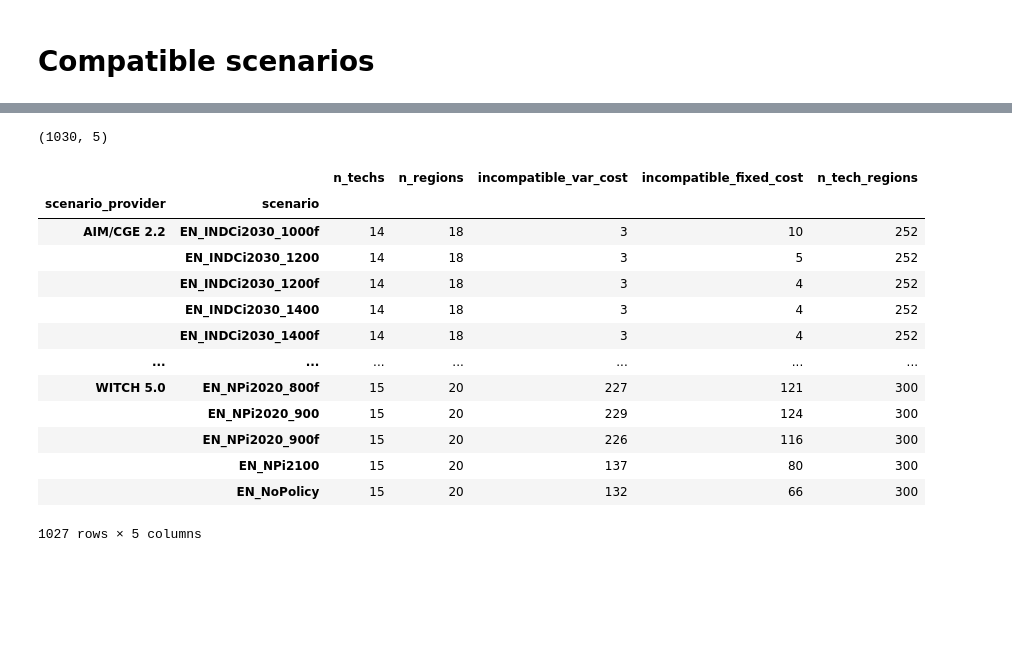
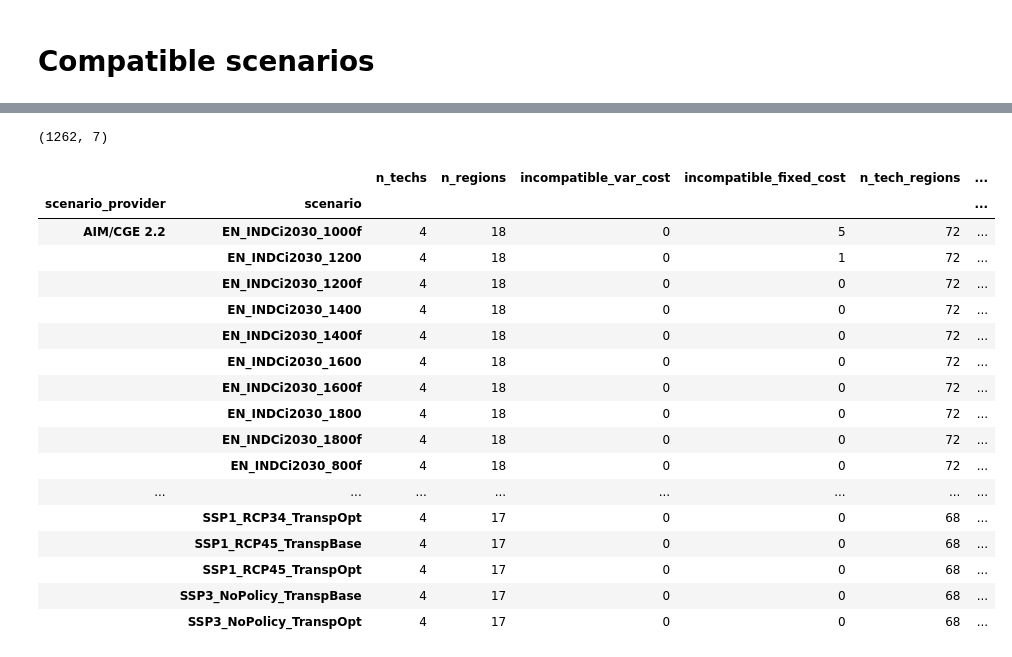
Before and after one commit to Theia-Finance-Labs/altr-model, a Jupyter notebook: notebooks/statdesc_scenarios_data.ipynb, the cells around one changed output, grey strips where cells are left out. Drawn from its saved outputs; the diff is of its cells as text; code cells hidden in the pictures; blank space fills up the shorter version.

```diff
--- a/notebooks/statdesc_scenarios_data.ipynb
+++ b/notebooks/statdesc_scenarios_data.ipynb
@@ -1,8 +1,10 @@
 # %%
 import pandas as pd
 # %%
-df = pd.read_csv("../data/05_model_input/downloaded_scenarios.csv")
+df = pd.read_csv("../data/05_model_input/AR6_Scenarios_with_fuel_intensity.csv")
 df = df.loc[df["sector"] == "Power",:]
+df = df.loc[df["technology"].isin([ 'CoalCap', 'GasCap', 'CoalCap - w/o CCS',
+       'GasCap - w/o CCS' ]),:]
 # %% [markdown]
 # Compatible scenarios
 # %%
@@ -11,7 +13,8 @@ df = df.loc[df["sector"] == "Power",:]
 incompatible_fixed_cost = df["om_cost_usd_per_mw_per_yr"] > df["scenario_capacity_factor"] * (24*365) * df["scenario_price"]
 
 # the EBITDA is likely to be negative when fuel_price/efficiency > scenario_price .
-incompatible_var_cost = df["fuel_price"] / df["efficiency_decimal"] > df["scenario_price"]
+# incompatible_var_cost = df["fuel_price"] / df["efficiency_decimal"] > (df["scenario_price"]*2)
+incompatible_var_cost = df["fuel_price"] * df["fuel_intensity"] > df["scenario_price"]
 # %%
 df = df.assign(
     incompatible_var_cost = incompatible_var_cost.astype(bool),
@@ -69,34 +85,42 @@ incompatibility_flagged.query("incompatible_var_cost == False")
 # %%
-pd.options.display.max_rows = 1000
+pd.options.display.max_rows = 1500
 
 incompatibility_flagged = df[[
     "scenario_provider", "scenario", "scenario_type","sector", "technology",   "scenario_geography",
     "incompatible_var_cost","incompatible_fixed_cost"]].drop_duplicates()
 
 
 incompatibility_flagged = incompatibility_flagged.groupby(["scenario_provider", "scenario"]).agg(
     n_techs = ("technology", "nunique"),
     n_regions = ("scenario_geography", "nunique"),
     incompatible_var_cost = ("incompatible_var_cost", "sum"),
     incompatible_fixed_cost = ("incompatible_fixed_cost", "sum"),
 ).assign(
-    n_tech_regions = lambda x: x["n_techs"] * x["n_regions"]
+    n_tech_regions = lambda x: x["n_techs"] * x["n_regions"],
+    perc_incompatible_fixed_cost = lambda x: x["incompatible_fixed_cost"] / x["n_tech_regions"],
+    perc_incompatible_var_cost = lambda x: x["incompatible_var_cost"] / x["n_tech_regions"]
 )
 print(incompatibility_flagged.shape)
-incompatibility_flagged.query("incompatible_fixed_cost < n_tech_regions/2")
+# incompatibility_flagged.query("incompatible_fixed_cost < n_tech_regions/2")
+# incompatibility_flagged.query("perc_incompatible_fixed_cost <= 0.25 & perc_incompatible_var_cost <= 0.25")
+incompatibility_flagged.query("perc_incompatible_var_cost <= 0.25")
 # %% [output]
-(1030, 5)
+(1262, 7)
-|  |  | n_techs | n_regions | incompatible_var_cost | incompatible_fixed_cost | n_tech_regions |
-| scenario_provider | scenario |  |  |  |  |  |
-| AIM/CGE 2.2 | EN_INDCi2030_1000f | 14 | 18 | 3 | 10 | 252 |
-|  | EN_INDCi2030_1200 | 14 | 18 | 3 | 5 | 252 |
-|  | EN_INDCi2030_1200f | 14 | 18 | 3 | 4 | 252 |
-|  | EN_INDCi2030_1400 | 14 | 18 | 3 | 4 | 252 |
-|  | EN_INDCi2030_1400f | 14 | 18 | 3 | 4 | 252 |
-| ... | ... | ... | ... | ... | ... | ... |
-| WITCH 5.0 | EN_NPi2020_800f | 15 | 20 | 227 | 121 | 300 |
-|  | EN_NPi2020_900 | 15 | 20 | 229 | 124 | 300 |
-|  | EN_NPi2020_900f | 15 | 20 | 226 | 116 | 300 |
-|  | EN_NPi2100 | 15 | 20 | 137 | 80 | 300 |
-|  | EN_NoPolicy | 15 | 20 | 132 | 66 | 300 |
+|  |  | n_techs | n_regions | incompatible_var_cost | incompatible_fixed_cost | n_tech_regions | ... |
+| scenario_provider | scenario |  |  |  |  |  | ... |
+| AIM/CGE 2.2 | EN_INDCi2030_1000f | 4 | 18 | 0 | 5 | 72 | ... |
+|  | EN_INDCi2030_1200 | 4 | 18 | 0 | 1 | 72 | ... |
+|  | EN_INDCi2030_1200f | 4 | 18 | 0 | 0 | 72 | ... |
+|  | EN_INDCi2030_1400 | 4 | 18 | 0 | 0 | 72 | ... |
+|  | EN_INDCi2030_1400f | 4 | 18 | 0 | 0 | 72 | ... |
+|  | EN_INDCi2030_1600 | 4 | 18 | 0 | 0 | 72 | ... |
+|  | EN_INDCi2030_1600f | 4 | 18 | 0 | 0 | 72 | ... |
+|  | EN_INDCi2030_1800 | 4 | 18 | 0 | 0 | 72 | ... |
+|  | EN_INDCi2030_1800f | 4 | 18 | 0 | 0 | 72 | ... |
+|  | EN_INDCi2030_800f | 4 | 18 | 0 | 0 | 72 | ... |
+| ... | ... | ... | ... | ... | ... | ... | ... |
+|  | SSP1_RCP34_TranspOpt | 4 | 17 | 0 | 0 | 68 | ... |
+|  | SSP1_RCP45_TranspBase | 4 | 17 | 0 | 0 | 68 | ... |
+|  | SSP1_RCP45_TranspOpt | 4 | 17 | 0 | 0 | 68 | ... |
+|  | SSP3_NoPolicy_TranspBase | 4 | 17 | 0 | 0 | 68 | ... |
+|  | SSP3_NoPolicy_TranspOpt | 4 | 17 | 0 | 0 | 68 | ... |
-1027 rows × 5 columns
```
Also changed, not shown: parts of 2 cells of this notebook, 15 other files.
